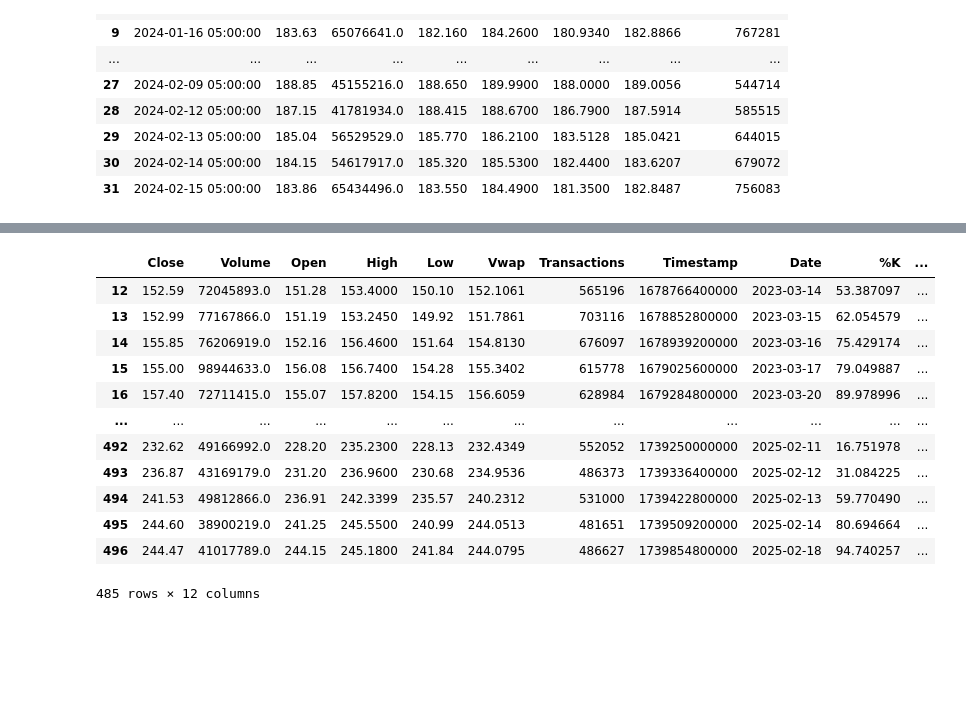
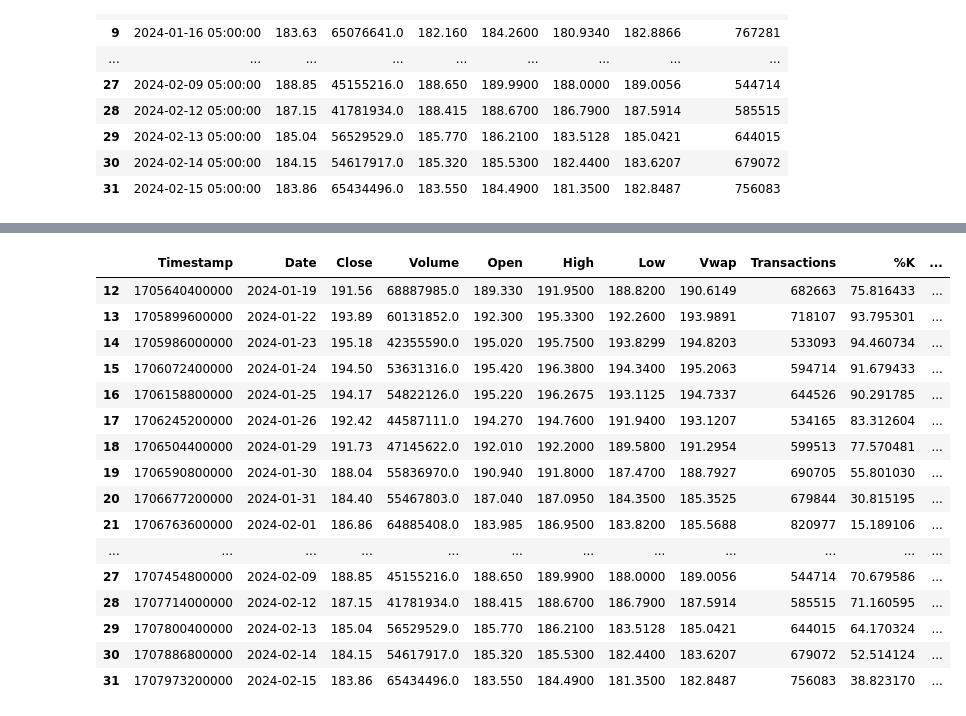
Before and after one commit to Justin-Pascua/PIC16B-Group-E, a Jupyter notebook: Polygon_API.ipynb, the cells around one changed output, grey strips where cells are left out. Drawn from its saved outputs; the diff is of its cells as text; code cells hidden in the pictures; blank space fills up the shorter version.

Commit message:
[Added a function to put all the stock info and indicators into a dataframe]

```diff
--- a/Polygon_API.ipynb
+++ b/Polygon_API.ipynb
@@ -105,15 +105,15 @@ def single_stock_table(ticker, start_date, end_date):
 
     # read data into dataframe
     df = pd.DataFrame({
+    'Timestamp' : [entry.timestamp for entry in data],
+    'Date' : [timestamp_to_date(entry.timestamp) for entry in data],
     'Close' : [entry.close for entry in data],
     'Volume': [entry.volume for entry in data],
     'Open' : [entry.open for entry in data],
     'High' : [entry.high for entry in data],
     'Low' : [entry.low for entry in data],
     'Vwap': [entry.vwap for entry in data],
-    'Transactions': [entry.transactions for entry in data],
-    'Timestamp' : [entry.timestamp for entry in data],
-    'Date' : [timestamp_to_date(entry.timestamp) for entry in data]}
+    'Transactions': [entry.transactions for entry in data]}
     )
 
     return df
@@ -373,10 +373,8 @@ df.dropna()
 # %%
-def calculate_KDJ(ticker, start_date, end_date, window_k_raw = 9, window_d = 3, window_k_smooth = 3):
+def calculate_KDJ(stock_data, window_k_raw = 9, window_d = 3, window_k_smooth = 3):
     """
     Calculates the KDJ indicators
     """
-    # get data from API
-    stock_data = single_stock_table(ticker, start_date, end_date)
 
     # Calculate RSV (i.e. raw %K)
     stock_data['H'] = stock_data['High'].rolling(window = window_k_raw).max()
@@ -402,19 +400,24 @@ def calculate_KDJ(ticker, start_date, end_date, window_k_raw = 9, window_d = 3,
     return stock_data
 # %%
 # example of calculate_KDJ
-df = calculate_KDJ("AAPL", "2022-01-01", "2025-02-18")
+stock_data = single_stock_table("AAPL", "2024-01-01", "2024-02-15")
+df = calculate_KDJ(stock_data)
 df.dropna()
 # %% [output]
-|  | Close | Volume | Open | High | Low | Vwap | Transactions | Timestamp | Date | %K | ... |
-| 12 | 152.59 | 72045893.0 | 151.28 | 153.4000 | 150.10 | 152.1061 | 565196 | 1678766400000 | 2023-03-14 | 53.387097 | ... |
-| 13 | 152.99 | 77167866.0 | 151.19 | 153.2450 | 149.92 | 151.7861 | 703116 | 1678852800000 | 2023-03-15 | 62.054579 | ... |
-| 14 | 155.85 | 76206919.0 | 152.16 | 156.4600 | 151.64 | 154.8130 | 676097 | 1678939200000 | 2023-03-16 | 75.429174 | ... |
-| 15 | 155.00 | 98944633.0 | 156.08 | 156.7400 | 154.28 | 155.3402 | 615778 | 1679025600000 | 2023-03-17 | 79.049887 | ... |
-| 16 | 157.40 | 72711415.0 | 155.07 | 157.8200 | 154.15 | 156.6059 | 628984 | 1679284800000 | 2023-03-20 | 89.978996 | ... |
+|  | Timestamp | Date | Close | Volume | Open | High | Low | Vwap | Transactions | %K | ... |
+| 12 | 1705640400000 | 2024-01-19 | 191.56 | 68887985.0 | 189.330 | 191.9500 | 188.8200 | 190.6149 | 682663 | 75.816433 | ... |
+| 13 | 1705899600000 | 2024-01-22 | 193.89 | 60131852.0 | 192.300 | 195.3300 | 192.2600 | 193.9891 | 718107 | 93.795301 | ... |
+| 14 | 1705986000000 | 2024-01-23 | 195.18 | 42355590.0 | 195.020 | 195.7500 | 193.8299 | 194.8203 | 533093 | 94.460734 | ... |
+| 15 | 1706072400000 | 2024-01-24 | 194.50 | 53631316.0 | 195.420 | 196.3800 | 194.3400 | 195.2063 | 594714 | 91.679433 | ... |
+| 16 | 1706158800000 | 2024-01-25 | 194.17 | 54822126.0 | 195.220 | 196.2675 | 193.1125 | 194.7337 | 644526 | 90.291785 | ... |
+| 17 | 1706245200000 | 2024-01-26 | 192.42 | 44587111.0 | 194.270 | 194.7600 | 191.9400 | 193.1207 | 534165 | 83.312604 | ... |
+| 18 | 1706504400000 | 2024-01-29 | 191.73 | 47145622.0 | 192.010 | 192.2000 | 189.5800 | 191.2954 | 599513 | 77.570481 | ... |
+| 19 | 1706590800000 | 2024-01-30 | 188.04 | 55836970.0 | 190.940 | 191.8000 | 187.4700 | 188.7927 | 690705 | 55.801030 | ... |
+| 20 | 1706677200000 | 2024-01-31 | 184.40 | 55467803.0 | 187.040 | 187.0950 | 184.3500 | 185.3525 | 679844 | 30.815195 | ... |
+| 21 | 1706763600000 | 2024-02-01 | 186.86 | 64885408.0 | 183.985 | 186.9500 | 183.8200 | 185.5688 | 820977 | 15.189106 | ... |
 | ... | ... | ... | ... | ... | ... | ... | ... | ... | ... | ... | ... |
-| 492 | 232.62 | 49166992.0 | 228.20 | 235.2300 | 228.13 | 232.4349 | 552052 | 1739250000000 | 2025-02-11 | 16.751978 | ... |
-| 493 | 236.87 | 43169179.0 | 231.20 | 236.9600 | 230.68 | 234.9536 | 486373 | 1739336400000 | 2025-02-12 | 31.084225 | ... |
-| 494 | 241.53 | 49812866.0 | 236.91 | 242.3399 | 235.57 | 240.2312 | 531000 | 1739422800000 | 2025-02-13 | 59.770490 | ... |
-| 495 | 244.60 | 38900219.0 | 241.25 | 245.5500 | 240.99 | 244.0513 | 481651 | 1739509200000 | 2025-02-14 | 80.694664 | ... |
-| 496 | 244.47 | 41017789.0 | 244.15 | 245.1800 | 241.84 | 244.0795 | 486627 | 1739854800000 | 2025-02-18 | 94.740257 | ... |
+| 27 | 1707454800000 | 2024-02-09 | 188.85 | 45155216.0 | 188.650 | 189.9900 | 188.0000 | 189.0056 | 544714 | 70.679586 | ... |
+| 28 | 1707714000000 | 2024-02-12 | 187.15 | 41781934.0 | 188.415 | 188.6700 | 186.7900 | 187.5914 | 585515 | 71.160595 | ... |
+| 29 | 1707800400000 | 2024-02-13 | 185.04 | 56529529.0 | 185.770 | 186.2100 | 183.5128 | 185.0421 | 644015 | 64.170324 | ... |
+| 30 | 1707886800000 | 2024-02-14 | 184.15 | 54617917.0 | 185.320 | 185.5300 | 182.4400 | 183.6207 | 679072 | 52.514124 | ... |
+| 31 | 1707973200000 | 2024-02-15 | 183.86 | 65434496.0 | 183.550 | 184.4900 | 181.3500 | 182.8487 | 756083 | 38.823170 | ... |
-485 rows × 12 columns
```
Also changed, not shown: parts of 6 cells of this notebook.
